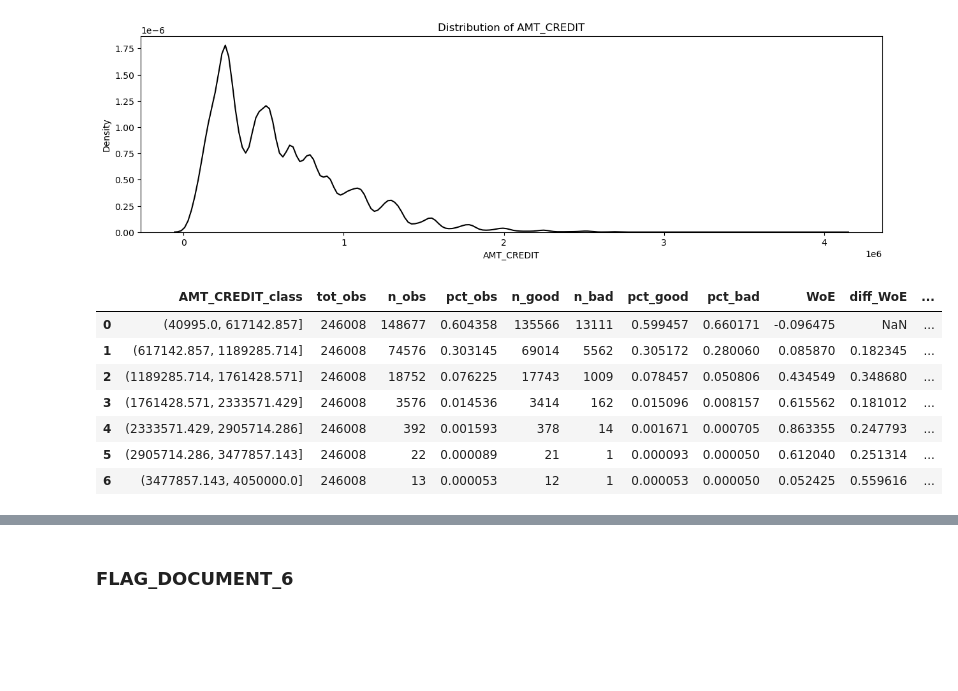
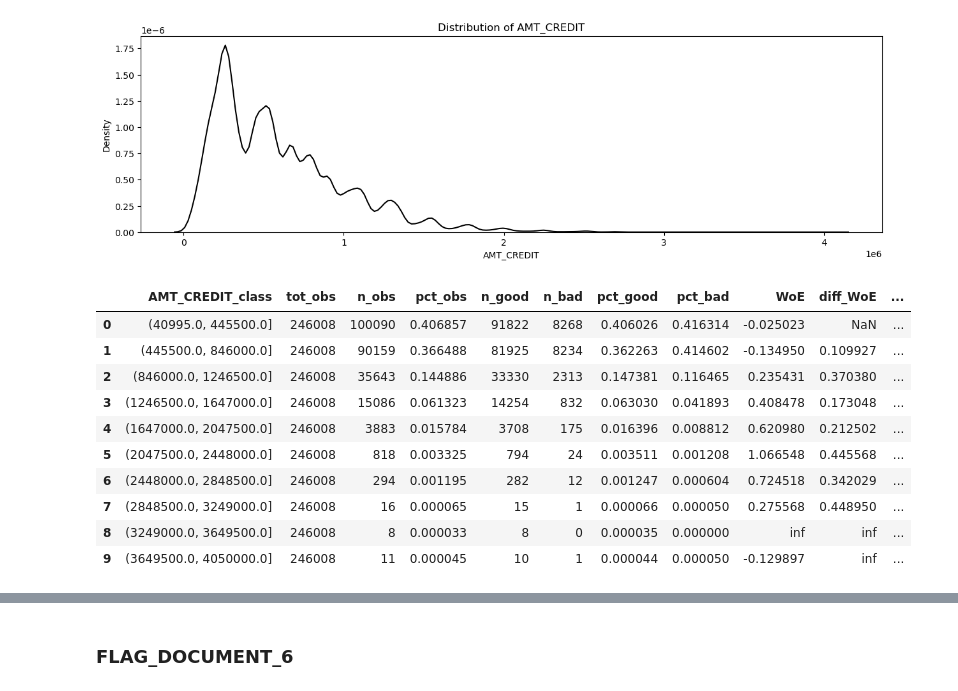
Before and after one commit to helmynaufal/Credit-Risk-Modeling, a Jupyter notebook: credit-scorecard.ipynb, the cells around one changed output, grey strips where cells are left out. Cells and saved outputs as stored; diff of their text form; code cells hidden in the pictures; blank space fills up the shorter version.

```diff
--- a/credit-scorecard.ipynb
+++ b/credit-scorecard.ipynb
@@ -33,0 +24,8 @@ df.head()
+# %%
+application = pd.read_csv('/kaggle/input/home-credit-default-risk/application_train.csv')
+bureau = pd.read_csv('/kaggle/input/home-credit-default-risk/bureau.csv')
+bureau_bal = pd.read_csv('/kaggle/input/home-credit-default-risk/bureau_balance.csv')
+cc_bal = pd.read_csv('/kaggle/input/home-credit-default-risk/credit_card_balance.csv')
+instl_pymnts = pd.read_csv('/kaggle/input/home-credit-default-risk/installments_payments.csv')
+prev_appl = pd.read_csv('/kaggle/input/home-credit-default-risk/previous_application.csv')
+pos_cash = pd.read_csv('/kaggle/input/home-credit-default-risk/POS_CASH_balance.csv')
@@ -46,4 +308,4 @@ plt.show()
 # %% [markdown]
 We can see above that there is a big difference in the target values, which means the target was imbalanced. Also, since we will create a credit scorecard that needs to know which borrower is good or not from the credit score, the higher credit score means the better borrower, so I'll change the value default to `0: bad` and not default to `1: good`.
 # %%
-df['TARGET'].replace([1,0], [0,1], inplace=True)
+application['TARGET'].replace([1,0], [0,1], inplace=True)
@@ -88,8 +464,8 @@ df.head()
 # Split Data
 Split data into 80:20, and because the data is imbalanced, I use the stratified split to keep the test set distribution the same as the actual data.
 # %%
-X = df.drop('TARGET', axis=1)
-y = df['TARGET']
+X = application.drop('TARGET', axis=1)
+y = application['TARGET']
 X_train, X_test, y_train, y_test = train_test_split(X, y, test_size = 0.2, random_state = 10, stratify = y)
 # %% [markdown]
 # Feature Selection
@@ -572,7 +948,7 @@ plot_dist('YEAR_BIRTH')
 # %% [output]
 [figure]
 # %%
-X_train_prep['YEAR_BIRTH_class'] = pd.cut(X_train_prep['YEAR_BIRTH'], 7)
+X_train_prep['YEAR_BIRTH_class'] = pd.cut(X_train_prep['YEAR_BIRTH'], 5)
 # X_train_prep['YEAR_BIRTH'] = np.where(X_train_prep['YEAR_BIRTH'] < 21, 21, X_train_prep['YEAR_BIRTH'])
 # X_train_prep['YEAR_BIRTH'] = np.where(X_train_prep['YEAR_BIRTH'] > 68, 68, X_train_prep['YEAR_BIRTH'])
 
@@ -812,19 +1186,22 @@ plot_dist('AMT_CREDIT')
 # %% [output]
 [figure]
 # %%
-X_train_prep['AMT_CREDIT_class'] = pd.cut(X_train_prep['AMT_CREDIT'], 7)
+X_train_prep['AMT_CREDIT_class'] = pd.cut(X_train_prep['AMT_CREDIT'], 10)
 
 df_temp = woe_num(X_train_prep, 'AMT_CREDIT_class', y_train_prep)
 df_temp
 # %% [output]
 |  | AMT_CREDIT_class | tot_obs | n_obs | pct_obs | n_good | n_bad | pct_good | pct_bad | WoE | diff_WoE | ... |
-| 0 | (40995.0, 617142.857] | 246008 | 148677 | 0.604358 | 135566 | 13111 | 0.599457 | 0.660171 | -0.096475 | NaN | ... |
-| 1 | (617142.857, 1189285.714] | 246008 | 74576 | 0.303145 | 69014 | 5562 | 0.305172 | 0.280060 | 0.085870 | 0.182345 | ... |
-| 2 | (1189285.714, 1761428.571] | 246008 | 18752 | 0.076225 | 17743 | 1009 | 0.078457 | 0.050806 | 0.434549 | 0.348680 | ... |
-| 3 | (1761428.571, 2333571.429] | 246008 | 3576 | 0.014536 | 3414 | 162 | 0.015096 | 0.008157 | 0.615562 | 0.181012 | ... |
-| 4 | (2333571.429, 2905714.286] | 246008 | 392 | 0.001593 | 378 | 14 | 0.001671 | 0.000705 | 0.863355 | 0.247793 | ... |
-| 5 | (2905714.286, 3477857.143] | 246008 | 22 | 0.000089 | 21 | 1 | 0.000093 | 0.000050 | 0.612040 | 0.251314 | ... |
-| 6 | (3477857.143, 4050000.0] | 246008 | 13 | 0.000053 | 12 | 1 | 0.000053 | 0.000050 | 0.052425 | 0.559616 | ... |
+| 0 | (40995.0, 445500.0] | 246008 | 100090 | 0.406857 | 91822 | 8268 | 0.406026 | 0.416314 | -0.025023 | NaN | ... |
+| 1 | (445500.0, 846000.0] | 246008 | 90159 | 0.366488 | 81925 | 8234 | 0.362263 | 0.414602 | -0.134950 | 0.109927 | ... |
+| 2 | (846000.0, 1246500.0] | 246008 | 35643 | 0.144886 | 33330 | 2313 | 0.147381 | 0.116465 | 0.235431 | 0.370380 | ... |
+| 3 | (1246500.0, 1647000.0] | 246008 | 15086 | 0.061323 | 14254 | 832 | 0.063030 | 0.041893 | 0.408478 | 0.173048 | ... |
+| 4 | (1647000.0, 2047500.0] | 246008 | 3883 | 0.015784 | 3708 | 175 | 0.016396 | 0.008812 | 0.620980 | 0.212502 | ... |
+| 5 | (2047500.0, 2448000.0] | 246008 | 818 | 0.003325 | 794 | 24 | 0.003511 | 0.001208 | 1.066548 | 0.445568 | ... |
+| 6 | (2448000.0, 2848500.0] | 246008 | 294 | 0.001195 | 282 | 12 | 0.001247 | 0.000604 | 0.724518 | 0.342029 | ... |
+| 7 | (2848500.0, 3249000.0] | 246008 | 16 | 0.000065 | 15 | 1 | 0.000066 | 0.000050 | 0.275568 | 0.448950 | ... |
+| 8 | (3249000.0, 3649500.0] | 246008 | 8 | 0.000033 | 8 | 0 | 0.000035 | 0.000000 | inf | inf | ... |
+| 9 | (3649500.0, 4050000.0] | 246008 | 11 | 0.000045 | 10 | 1 | 0.000044 | 0.000050 | -0.129897 | inf | ... |
 # %%
 plot_woe(df_temp)
 # %% [output]
```
Also changed, not shown: parts of 105 cells of this notebook.
